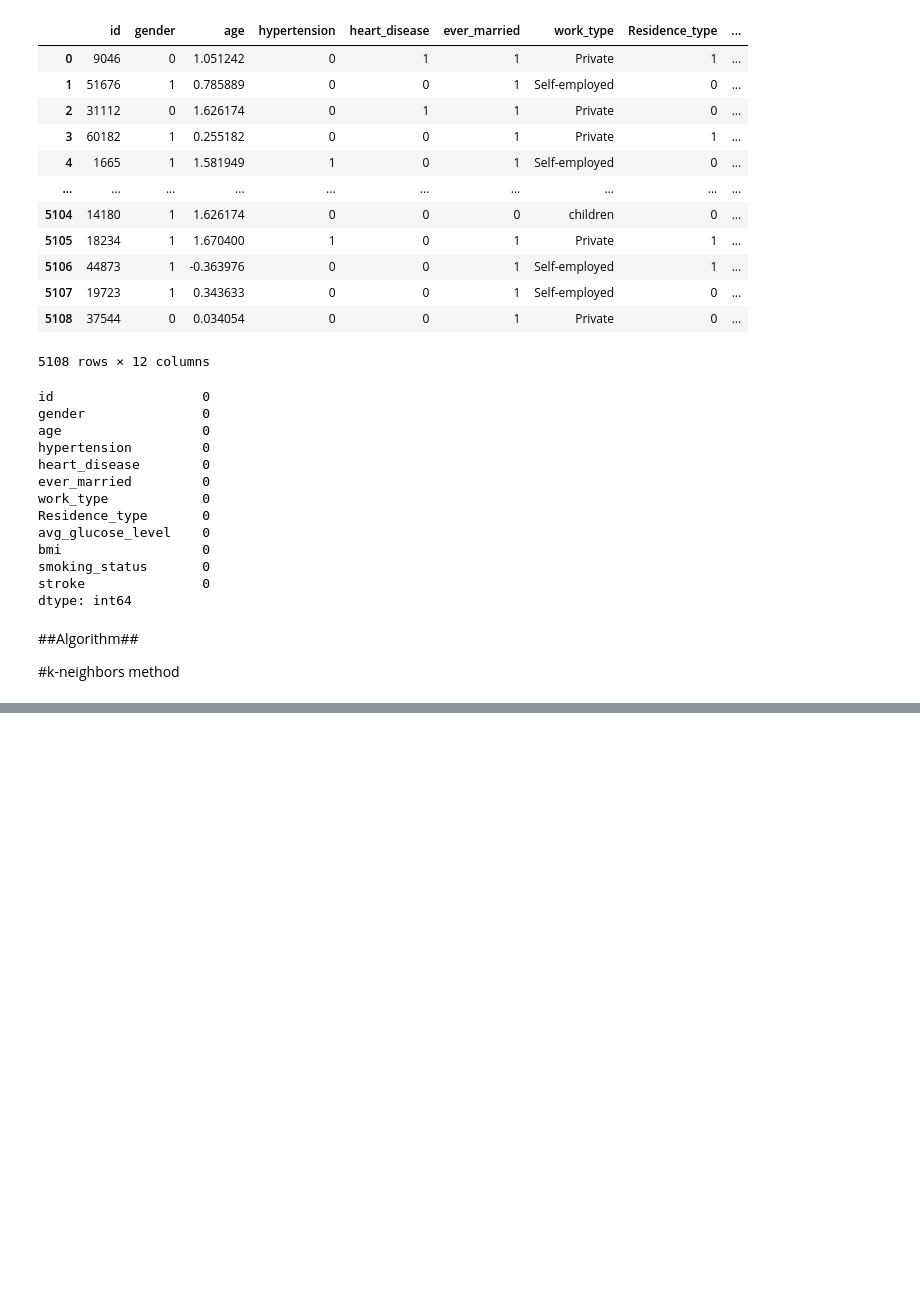
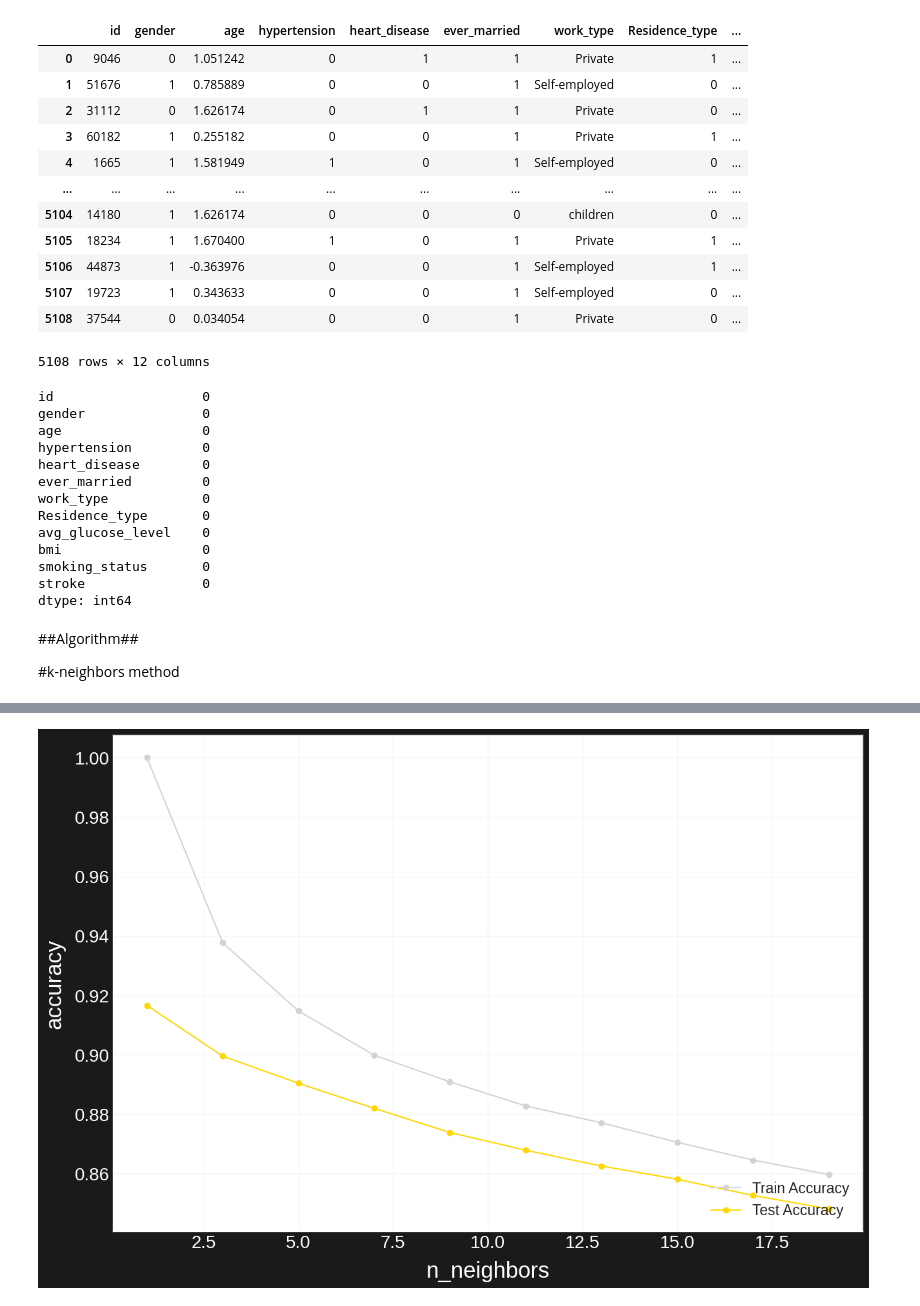
Before and after one commit to diego-ciciani01/final-project-FDS, a Jupyter notebook: pre_processing.ipynb, the cells around one changed output, grey strips where cells are left out. Cells and saved outputs as stored; diff of their text form; code cells hidden in the pictures; blank space fills up the shorter version.

```diff
--- a/pre_processing.ipynb
+++ b/pre_processing.ipynb
@@ -308,0 +426,29 @@ X_res, y_res = oversample.fit_resample(X_big_array, y.array)
+# %%
+def plot_validation_curve(train_results, test_results, y_ax, name, xlable="n_neighbors"):
+    fig, ax = plt.subplots(1,1, figsize=(15,10), facecolor="k")
+
+
+
+    line1, = plt.plot(y_ax, train_results, 'o-', label='Train Accuracy', color="lightgray")
+    line2, = plt.plot(y_ax, test_results, 'o-', label='Test Accuracy', color="gold")
+    ax.legend(handler_map={line1: HandlerLine2D(numpoints=2)})
+    ax.set_ylabel('accuracy', color="w", size=25, labelpad=10)
+    ax.set_xlabel(xlable, color="w", size=25, labelpad=10)
+
+    ax.spines['bottom'].set_color('w')
+    ax.spines['left'].set_color('w')
+
+    ax.tick_params(axis='x', colors='w')
+    ax.tick_params(axis='y', colors='w')
+
+    plt.xticks(size = 20)
+    plt.yticks(size = 20)
+
+    ax.grid(color="lightgray", alpha = 0.2)
+    ax.legend(loc="lower right", facecolor="w")
+    plt.savefig(name, bbox_inches='tight')
+# %%
+#k_values,train_results, test_results = validation_curve_KN(X_big_array, y.array)
+plot_validation_curve(train_results, test_results, list(range(1,20,2)), "validation_curve_not_sampled.png")
+# %% [output]
+[figure, added]
```
Also changed, not shown: parts of 19 cells of this notebook.
